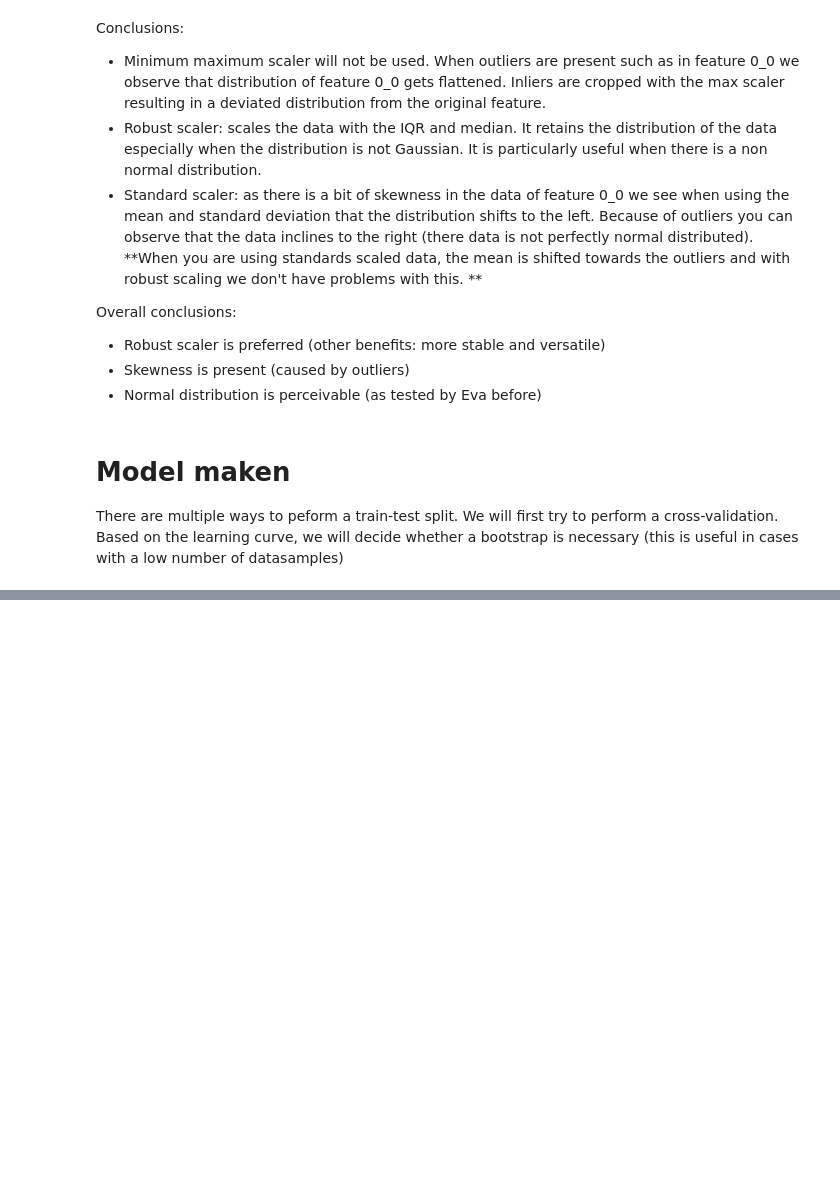
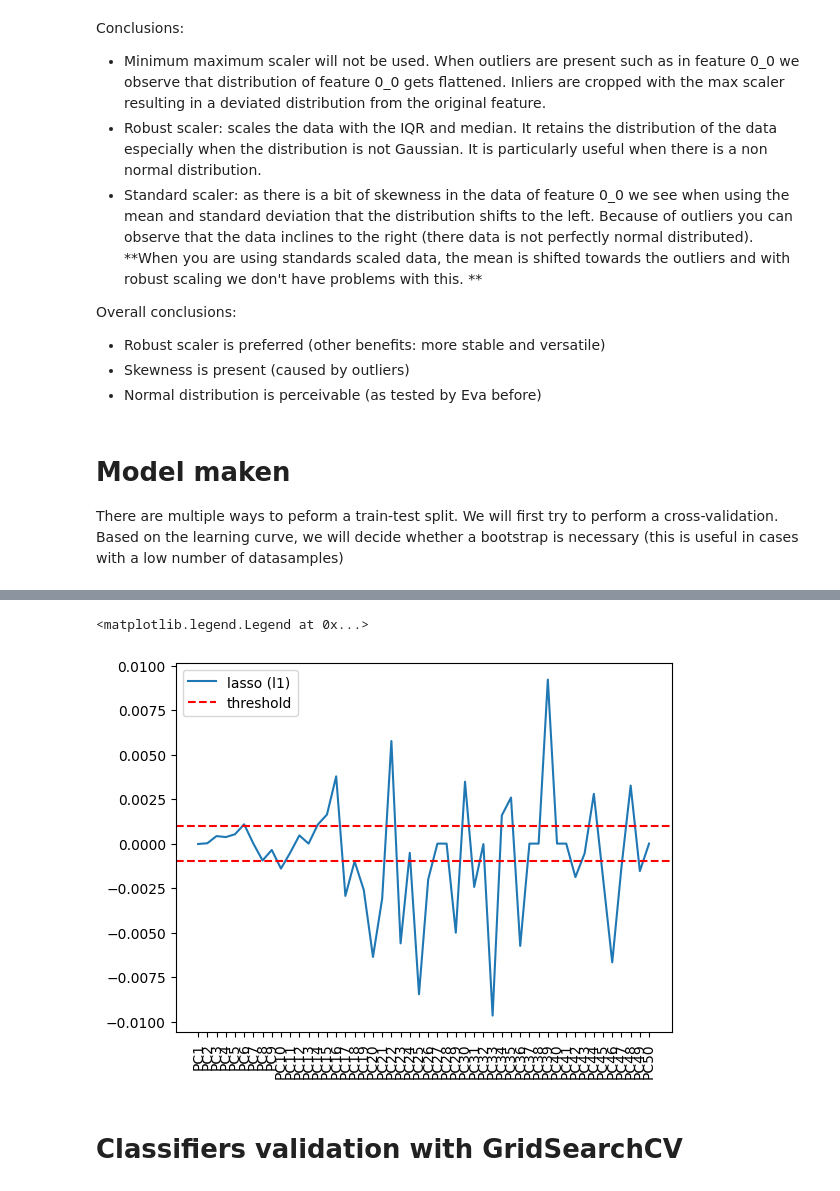
Before and after one commit to bramvandeurzen934/Group16_ECG, a Jupyter notebook: assignment_ecg.ipynb, the cells around one changed output, grey strips where cells are left out. Saved outputs shown, nothing was run; the diff lists cells and outputs as text; code cells hidden in the pictures; blank space fills up the shorter version.

Commit message:
aanpassingen gemaakt in grid search validatie

```diff
--- a/assignment_ecg.ipynb
+++ b/assignment_ecg.ipynb
@@ -582,18 +582,18 @@ y = data['label']
 #Performing a stratified train-test split
 sss =  StratifiedShuffleSplit(n_splits=1, test_size=0.2, random_state=0)
 
-design_index, test_index = next(sss.split(X, y))
+train_index, test_index = next(sss.split(X, y))
 
 #Selecting the training and testing samples
-X_design = X.iloc[design_index]
+X_train = X.iloc[train_index]
 X_test  = X.iloc[test_index]
-y_design = y.iloc[design_index]
+y_train = y.iloc[train_index]
 y_test  = y.iloc[test_index]
 
 
 ## Printing of the results
-print(f'splitted in stratified train-test split with {len(X_design)} training samples and {len(X_design)} testing samples')
-print(f'Designset (n={len(X_design)}): {round(sum(y_design == 1)/(sum(y_design == 0)+   sum(y_design == 1)),3)*100}% of samples is abnormal')
+print(f'splitted in stratified train-test split with {len(X_train)} training samples and {len(X_train)} testing samples')
+print(f'Trainset (n={len(X_train)}): {round(sum(y_train == 1)/(sum(y_train == 0)+   sum(y_train == 1)),3)*100}% of samples is abnormal')
 print(f'Testset (n={len(X_test)}): {round(sum(y_test == 1)/(sum(y_test == 0)+ sum(y_test == 1)),3)*100}% of samples is abnormal')
 # %% [output]
 splitted in stratified train-test split with 661 training samples and 661 testing samples
@@ -700,0 +680,14 @@ Validation set (n=330): 17.9% of samples is abnormal
+# %%
+# Joint plot
+plt.figure()
+plt.plot(X_train_pca.columns,lasso_model.coef_.flatten())
+plt.axhline(0.001,color ='r',linestyle = '--')
+plt.axhline(-0.001,color ='r',linestyle = '--')
+
+plt.xticks(rotation = 90)
+plt.legend(['lasso (l1)','threshold'])
+# %% [output]
+<matplotlib.legend.Legend at 0x...>
+[figure, added]
+# %% [markdown]
+# Classifiers validation with GridSearchCV
```
Also changed, not shown: parts of 7 cells of this notebook.
